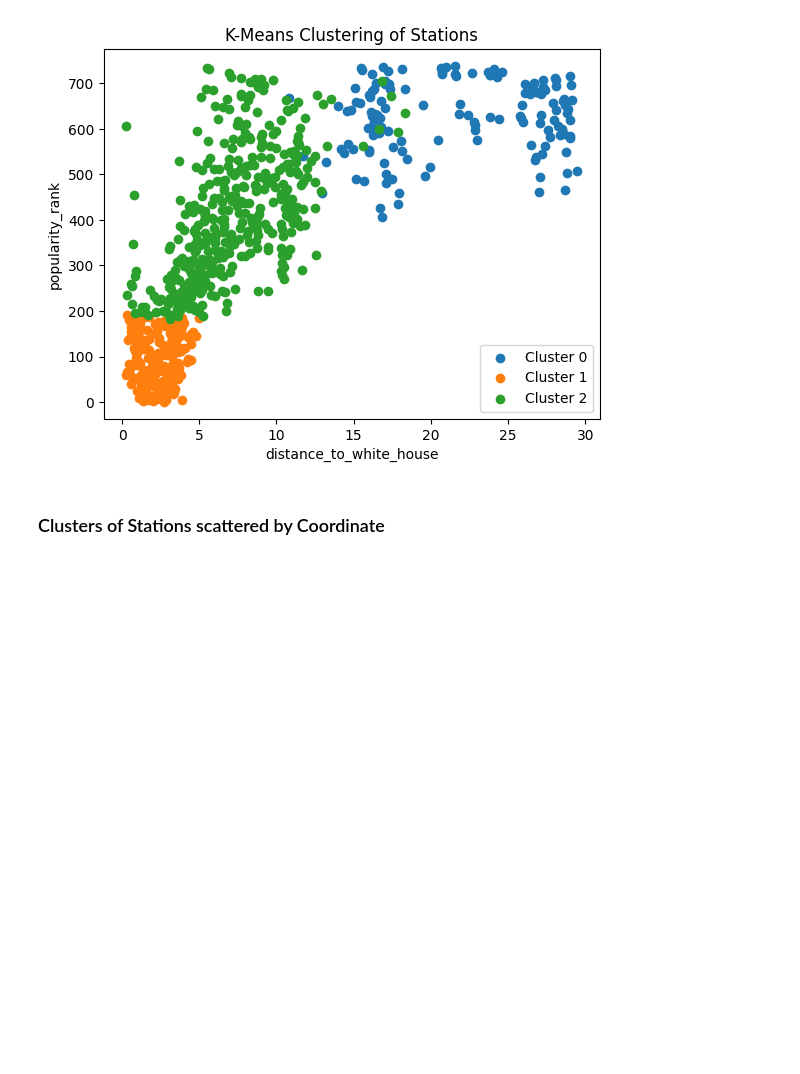
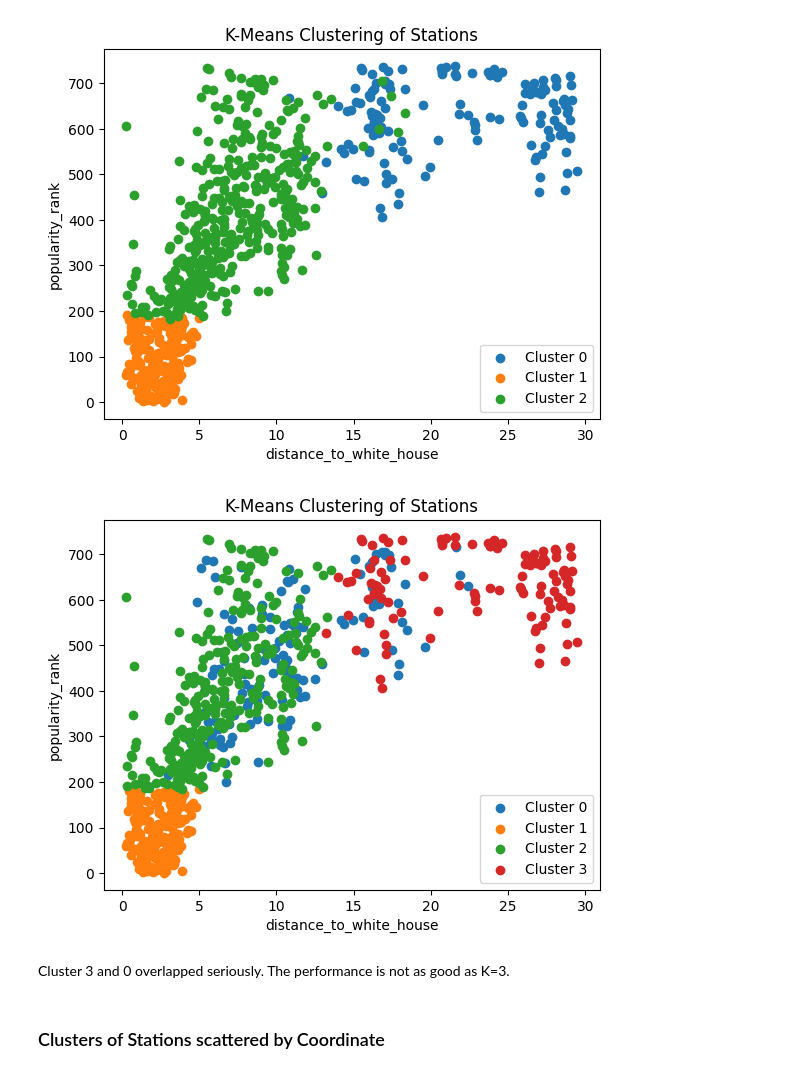
Before and after one commit to Will-Wei7/User-Clustering-on-Capital-bikeshare-dataset, a Jupyter notebook: project_3_machine_learning.ipynb, the cells around one changed output. Cells and saved outputs as stored; diff of their text form; code cells hidden in the pictures; blank space fills up the shorter version.

```diff
--- a/project_3_machine_learning.ipynb
+++ b/project_3_machine_learning.ipynb
@@ -1193,6 +1224,22 @@ plt.legend()
 plt.show()
 # %% [output]
 [figure]
+# %%
+optimal_k = 4 # elbow point
+kmeans = KMeans(n_clusters=optimal_k, random_state=42)
+station_sums_with_geo['cluster'] = kmeans.fit_predict(scaled_features)
+for cluster in range(optimal_k):
+    cluster_data = station_sums_with_geo[station_sums_with_geo['cluster'] == cluster]
+    plt.scatter(cluster_data['distance_to_white_house'], cluster_data['popularity_rank'], label=f'Cluster {cluster}')
+plt.xlabel('distance_to_white_house')
+plt.ylabel('popularity_rank')
+plt.title('K-Means Clustering of Stations')
+plt.legend()
+plt.show()
+# %% [output]
+[figure, added]
+# %% [markdown]
+Cluster 3 and 0 overlapped seriously. The performance is not as good as K=3.
 # %% [markdown]
 ### Clusters of Stations scattered by Coordinate
 # %%
```
Also changed, not shown: parts of 13 cells of this notebook, 1 other file.
